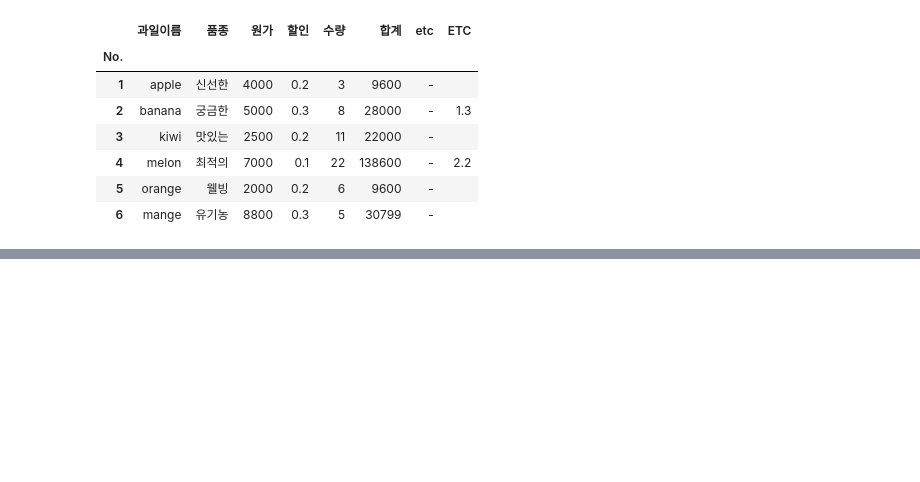
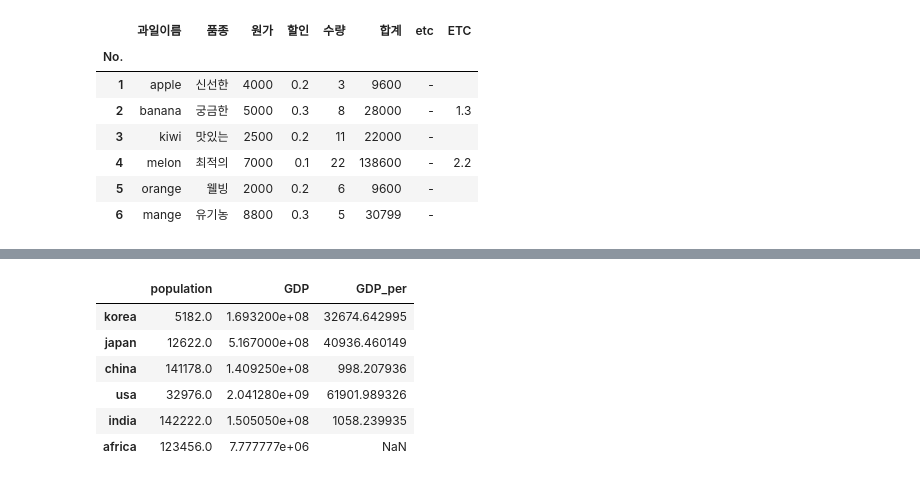
Before and after one commit to freskjw/korcham2507, a Jupyter notebook: py04.ipynb, the cells around one changed output, grey strips where cells are left out. Saved outputs shown, nothing was run; the diff lists cells and outputs as text; code cells hidden in the pictures; blank space fills up the shorter version.

```diff
--- a/py04.ipynb
+++ b/py04.ipynb
@@ -273,0 +348,27 @@ df3
+# %%
+import numpy as np
+import pandas as pd
+
+print("인구수 시리즈 데이터")
+population_dict={
+    'korea':5182,
+    'japan':12622,
+    'china':141178,
+    'usa':32976
+}
+print("GDP 시리즈 데이터")
+GDP_dict={
+    'korea':169320000,
+    'japan':516700000,
+    'china':140925000,
+    'usa':2041280000
+}
+population = pd.Series(population_dict)
+GDP = pd.Series(GDP_dict)
+print(population)
+print(GDP)
+print("="*30)
+print("데이터 프레임 생성")
+
+country = pd.DataFrame({"population":population,"GDP":GDP})
+country
@@ -273,0 +395,3 @@ df3
+# %%
+country.loc['india'] = [142222,150505000]
+country
@@ -273,0 +412,3 @@ df3
+# %%
+country['GDP_per'] = country['GDP'] / country["population"]
+country
@@ -273,0 +422,11 @@ df3
+# %%
+country.loc['africa'] = pd.Series([123456,7777777], index=["population","GDP"])
+country
+# %% [output]
+|  | population | GDP | GDP_per |
+| korea | 5182.0 | 1.693200e+08 | 32674.642995 |
+| japan | 12622.0 | 5.167000e+08 | 40936.460149 |
+| china | 141178.0 | 1.409250e+08 | 998.207936 |
+| usa | 32976.0 | 2.041280e+09 | 61901.989326 |
+| india | 142222.0 | 1.505050e+08 | 1058.239935 |
+| africa | 123456.0 | 7.777777e+06 | NaN |
```
Also changed, not shown: parts of 11 cells of this notebook, 2 other files.
